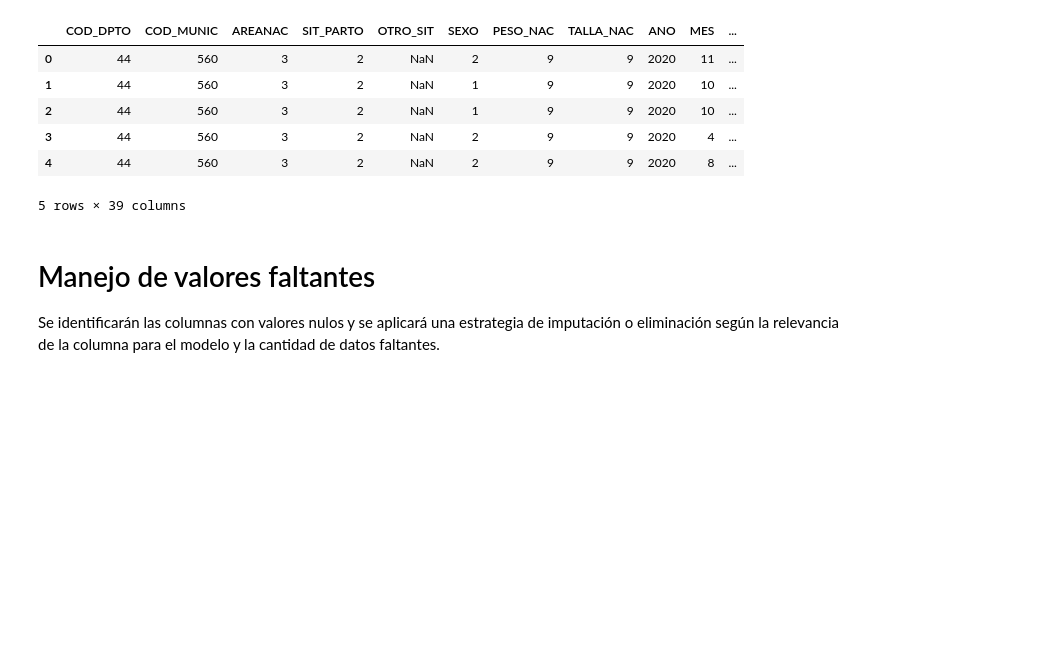
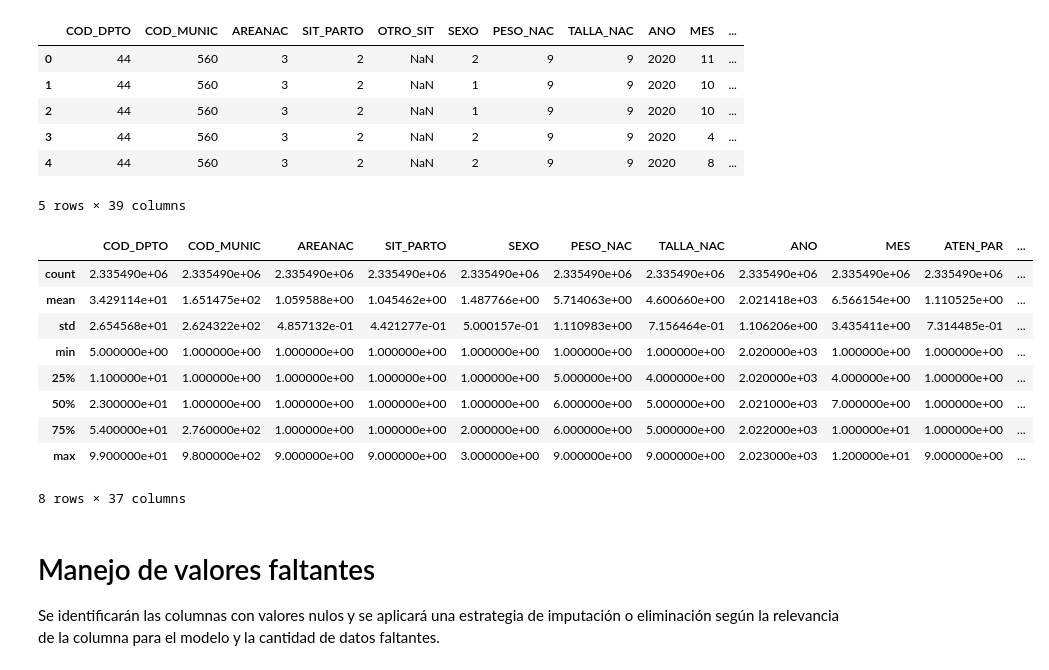
Before and after one commit to leoliscanoa/prediccion-nacimientos-colombia, a Jupyter notebook: actividad-5.ipynb, the cells around one changed output. Drawn from its saved outputs; the diff is of its cells as text; code cells hidden in the pictures; blank space fills up the shorter version.

```diff
--- a/actividad-5.ipynb
+++ b/actividad-5.ipynb
@@ -146,6 +144,19 @@ Primeras 5 filas del DataFrame combinado:
 | 3 | 44 | 560 | 3 | 2 | NaN | 2 | 9 | 9 | 2020 | 4 | ... |
 | 4 | 44 | 560 | 3 | 2 | NaN | 2 | 9 | 9 | 2020 | 8 | ... |
 5 rows × 39 columns
+# %%
+df_combined.describe()
+# %% [output]
+|  | COD_DPTO | COD_MUNIC | AREANAC | SIT_PARTO | SEXO | PESO_NAC | TALLA_NAC | ANO | MES | ATEN_PAR | ... |
+| count | 2.335490e+06 | 2.335490e+06 | 2.335490e+06 | 2.335490e+06 | 2.335490e+06 | 2.335490e+06 | 2.335490e+06 | 2.335490e+06 | 2.335490e+06 | 2.335490e+06 | ... |
+| mean | 3.429114e+01 | 1.651475e+02 | 1.059588e+00 | 1.045462e+00 | 1.487766e+00 | 5.714063e+00 | 4.600660e+00 | 2.021418e+03 | 6.566154e+00 | 1.110525e+00 | ... |
+| std | 2.654568e+01 | 2.624322e+02 | 4.857132e-01 | 4.421277e-01 | 5.000157e-01 | 1.110983e+00 | 7.156464e-01 | 1.106206e+00 | 3.435411e+00 | 7.314485e-01 | ... |
+| min | 5.000000e+00 | 1.000000e+00 | 1.000000e+00 | 1.000000e+00 | 1.000000e+00 | 1.000000e+00 | 1.000000e+00 | 2.020000e+03 | 1.000000e+00 | 1.000000e+00 | ... |
+| 25% | 1.100000e+01 | 1.000000e+00 | 1.000000e+00 | 1.000000e+00 | 1.000000e+00 | 5.000000e+00 | 4.000000e+00 | 2.020000e+03 | 4.000000e+00 | 1.000000e+00 | ... |
+| 50% | 2.300000e+01 | 1.000000e+00 | 1.000000e+00 | 1.000000e+00 | 1.000000e+00 | 6.000000e+00 | 5.000000e+00 | 2.021000e+03 | 7.000000e+00 | 1.000000e+00 | ... |
+| 75% | 5.400000e+01 | 2.760000e+02 | 1.000000e+00 | 1.000000e+00 | 2.000000e+00 | 6.000000e+00 | 5.000000e+00 | 2.022000e+03 | 1.000000e+01 | 1.000000e+00 | ... |
+| max | 9.900000e+01 | 9.800000e+02 | 9.000000e+00 | 9.000000e+00 | 3.000000e+00 | 9.000000e+00 | 9.000000e+00 | 2.023000e+03 | 1.200000e+01 | 9.000000e+00 | ... |
+8 rows × 37 columns
 # %% [markdown]
 # Manejo de valores faltantes
 
```
Also changed, not shown: parts of 5 cells of this notebook.
